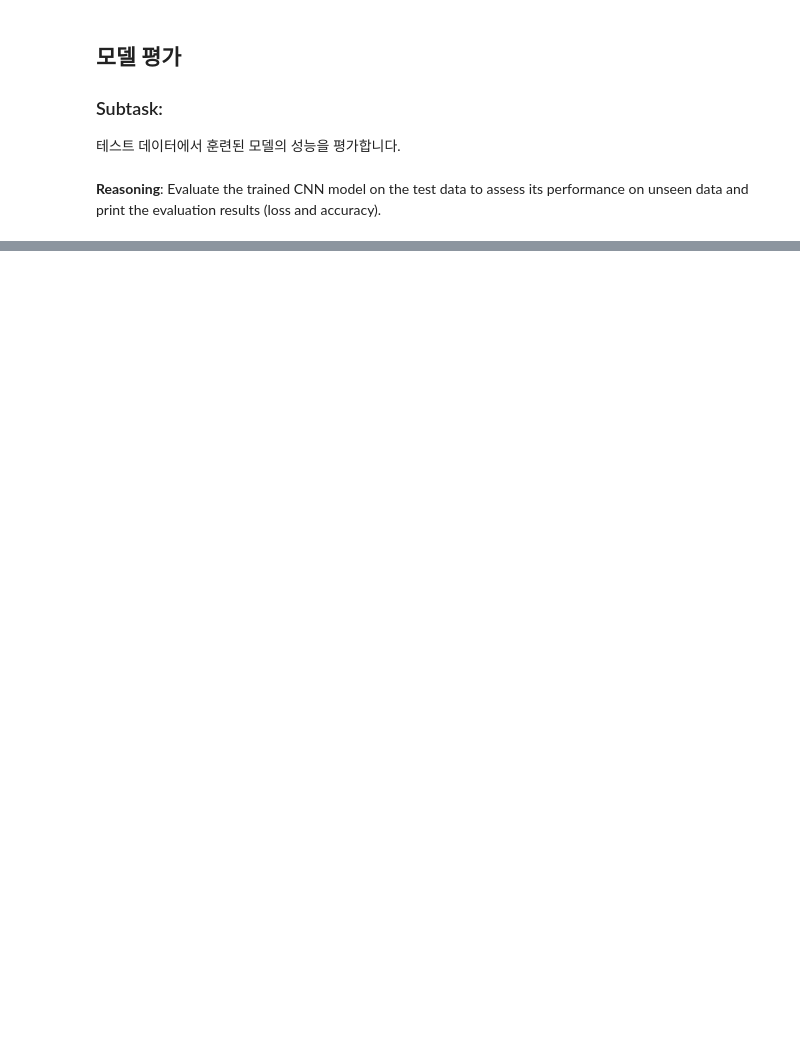
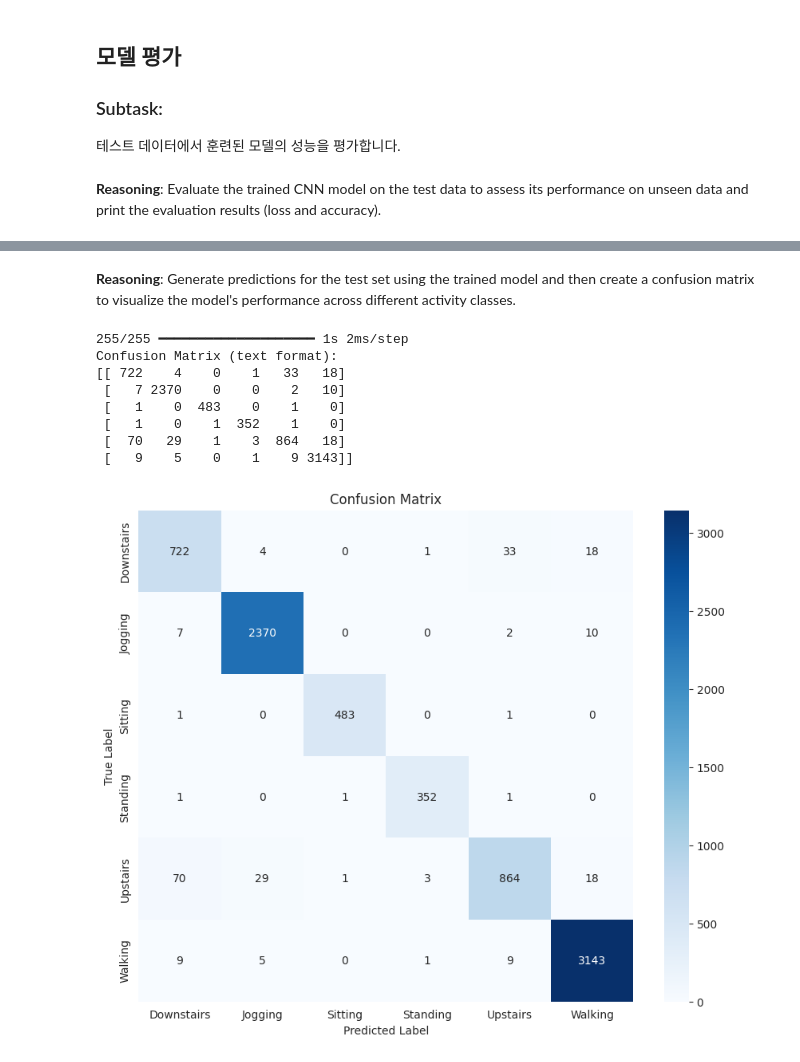
Before and after one commit to kty3452/ML-Class, a Jupyter notebook: week2/wisdomDatasetCNN.ipynb, the cells around one changed output, grey strips where cells are left out. Cells and saved outputs as stored; diff of their text form; code cells hidden in the pictures; blank space fills up the shorter version.

```diff
--- a/week2/wisdomDatasetCNN.ipynb
+++ b/week2/wisdomDatasetCNN.ipynb
@@ -792,0 +826,45 @@ Test Accuracy: 0.9645
+# %% [markdown]
+**Reasoning**:
+Generate predictions for the test set using the trained model and then create a confusion matrix to visualize the model's performance across different activity classes.
+# %%
+from sklearn.metrics import confusion_matrix
+import seaborn as sns
+import matplotlib.pyplot as plt
+import numpy as np
+
+# Get predictions for the test data
+# 테스트 데이터에 대한 예측 결과를 가져옵니다.
+y_pred = model.predict(X_test)
+y_pred_classes = np.argmax(y_pred, axis=1)
+
+# Generate the confusion matrix
+# 컨퓨전 매트릭스를 생성합니다.
+cm = confusion_matrix(y_test, y_pred_classes)
+
+# Print the confusion matrix in text format
+# 컨퓨전 매트릭스를 텍스트 형식으로 출력합니다.
+print("Confusion Matrix (text format):")
+print(cm)
+
+# Get the activity class names from the label encoder
+# 레이블 인코더에서 활동 클래스 이름을 가져옵니다.
+activity_classes = label_encoder.classes_
+
+# Plot the confusion matrix (optional, can be removed if only text is desired)
+# 컨퓨전 매트릭스를 플롯합니다 (선택 사항, 텍스트만 원하는 경우 제거 가능).
+plt.figure(figsize=(10, 8))
+sns.heatmap(cm, annot=True, fmt='d', cmap='Blues', xticklabels=activity_classes, yticklabels=activity_classes)
+plt.xlabel('Predicted Label')
+plt.ylabel('True Label')
+plt.title('Confusion Matrix')
+plt.show()
+# %% [output]
+255/255 ━━━━━━━━━━━━━━━━━━━━ 1s 2ms/step
+Confusion Matrix (text format):
+[[ 722    4    0    1   33   18]
+ [   7 2370    0    0    2   10]
+ [   1    0  483    0    1    0]
+ [   1    0    1  352    1    0]
+ [  70   29    1    3  864   18]
+ [   9    5    0    1    9 3143]]
+[figure, added]
```
Also changed, not shown: parts of 16 cells of this notebook.
